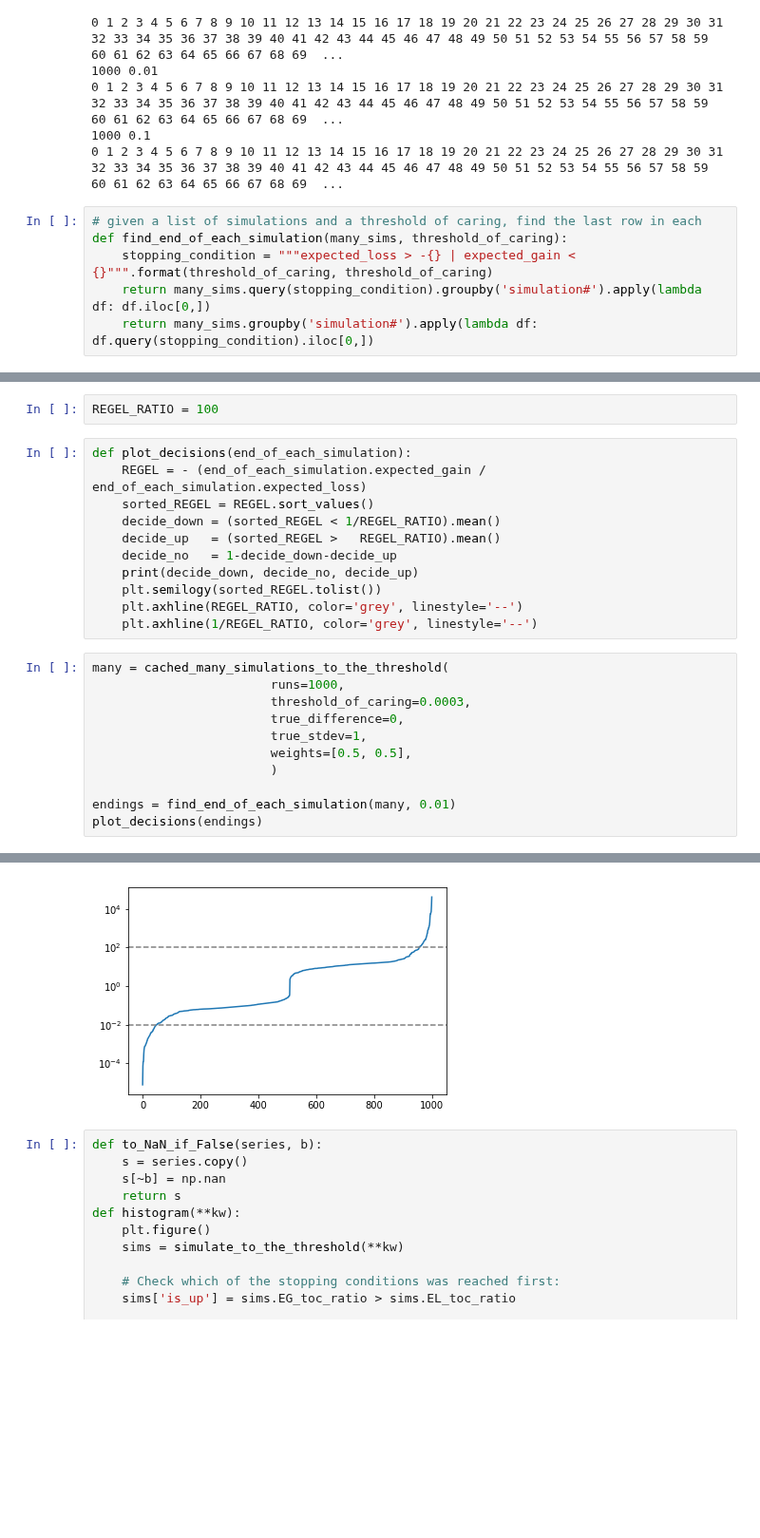
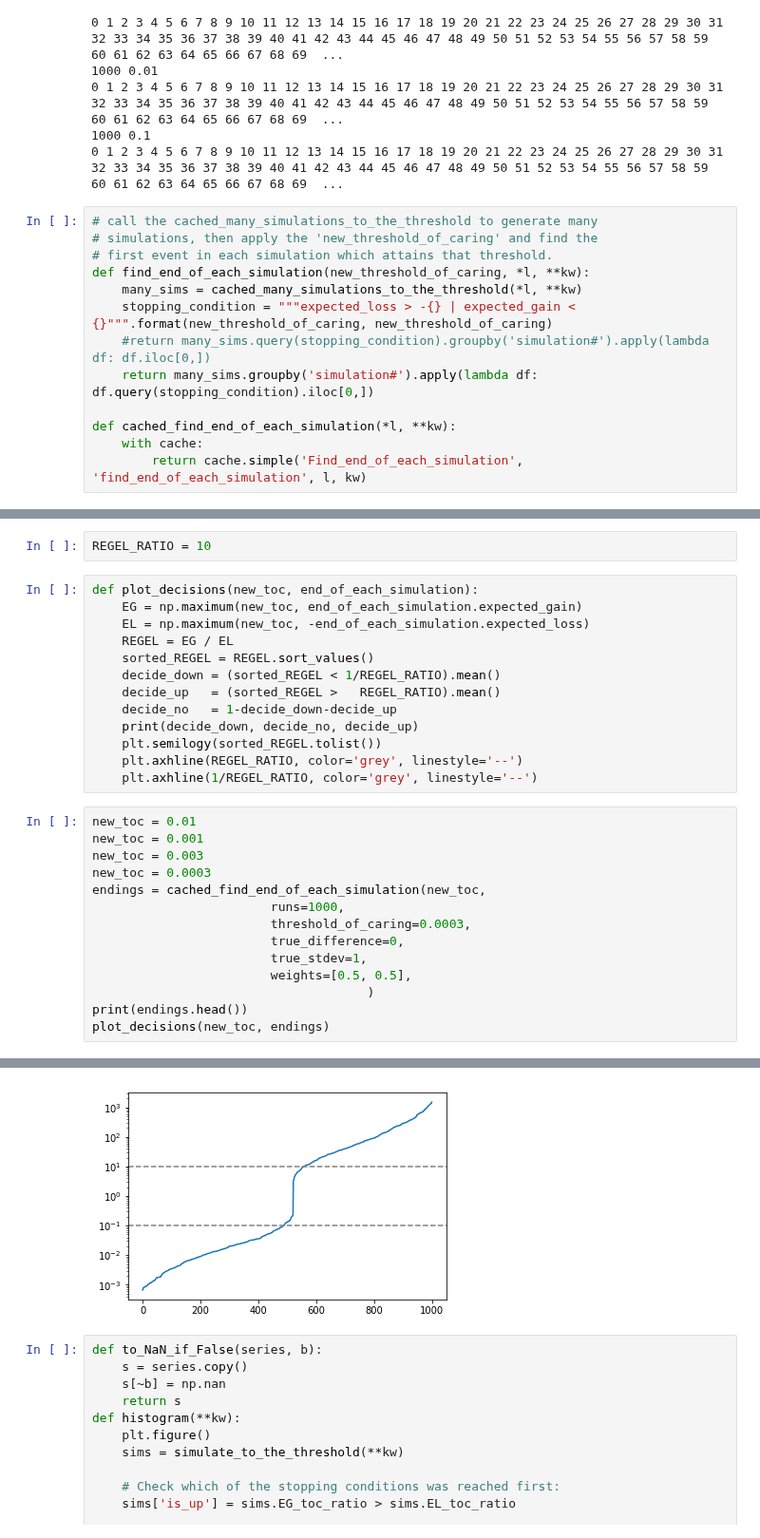
Before and after one commit to aaronmcdaid/bayesian.risk, a Jupyter notebook: notebooks/Using the Ratio Of Expected Gain to Expected Loss (REGEL) for fast A-B testing.ipynb, the cells around one changed output, grey strips where cells are left out. Shown at 95% size. Drawn from its saved outputs; the diff is of its cells as text; blank space fills up the shorter version.

```diff
--- a/notebooks/Using the Ratio Of Expected Gain to Expected Loss (REGEL) for fast A-B testing.ipynb
+++ b/notebooks/Using the Ratio Of Expected Gain to Expected Loss (REGEL) for fast A-B testing.ipynb
@@ -168,8 +168,15 @@ for runs in [100, 1000]:
 1000 0.1
 0 1 2 3 4 5 6 7 8 9 10 11 12 13 14 15 16 17 18 19 20 21 22 23 24 25 26 27 28 29 30 31 32 33 34 35 36 37 38 39 40 41 42 43 44 45 46 47 48 49 50 51 52 53 54 55 56 57 58 59 60 61 62 63 64 65 66 67 68 69  ...
 # %%
-# given a list of simulations and a threshold of caring, find the last row in each
-def find_end_of_each_simulation(many_sims, threshold_of_caring):
-    stopping_condition = """expected_loss > -{} | expected_gain < {}""".format(threshold_of_caring, threshold_of_caring)
-    return many_sims.query(stopping_condition).groupby('simulation#').apply(lambda df: df.iloc[0,])
+# call the cached_many_simulations_to_the_threshold to generate many
+# simulations, then apply the 'new_threshold_of_caring' and find the
+# first event in each simulation which attains that threshold.
+def find_end_of_each_simulation(new_threshold_of_caring, *l, **kw):
+    many_sims = cached_many_simulations_to_the_threshold(*l, **kw)
+    stopping_condition = """expected_loss > -{} | expected_gain < {}""".format(new_threshold_of_caring, new_threshold_of_caring)
+    #return many_sims.query(stopping_condition).groupby('simulation#').apply(lambda df: df.iloc[0,])
     return many_sims.groupby('simulation#').apply(lambda df: df.query(stopping_condition).iloc[0,])
+
+def cached_find_end_of_each_simulation(*l, **kw):
+    with cache:
+        return cache.simple('Find_end_of_each_simulation', 'find_end_of_each_simulation', l, kw)
@@ -196,8 +183,10 @@ def find_end_of_each_simulation(many_sims, threshold_of_caring):
 # %%
-REGEL_RATIO = 100
+REGEL_RATIO = 10
 # %%
-def plot_decisions(end_of_each_simulation):
-    REGEL = - (end_of_each_simulation.expected_gain / end_of_each_simulation.expected_loss)
+def plot_decisions(new_toc, end_of_each_simulation):
+    EG = np.maximum(new_toc, end_of_each_simulation.expected_gain)
+    EL = np.maximum(new_toc, -end_of_each_simulation.expected_loss)
+    REGEL = EG / EL
     sorted_REGEL = REGEL.sort_values()
     decide_down = (sorted_REGEL < 1/REGEL_RATIO).mean()
     decide_up   = (sorted_REGEL >   REGEL_RATIO).mean()
@@ -207,14 +196,17 @@ def plot_decisions(end_of_each_simulation):
     plt.axhline(REGEL_RATIO, color='grey', linestyle='--')
     plt.axhline(1/REGEL_RATIO, color='grey', linestyle='--')
 # %%
-many = cached_many_simulations_to_the_threshold(
+new_toc = 0.01
+new_toc = 0.001
+new_toc = 0.003
+new_toc = 0.0003
+endings = cached_find_end_of_each_simulation(new_toc,
                         runs=1000,
                         threshold_of_caring=0.0003,
                         true_difference=0,
                         true_stdev=1,
                         weights=[0.5, 0.5],
-                        )
-
-endings = find_end_of_each_simulation(many, 0.01)
-plot_decisions(endings)
+                                     )
+print(endings.head())
+plot_decisions(new_toc, endings)
 # %% [output]
@@ -222,4 +221,4 @@ plot_decisions(endings)
-[figure, old version]
+[figure, new version]
 # %%
 def to_NaN_if_False(series, b):
     s = series.copy()
```
Also changed, not shown: parts of 2 cells of this notebook.
